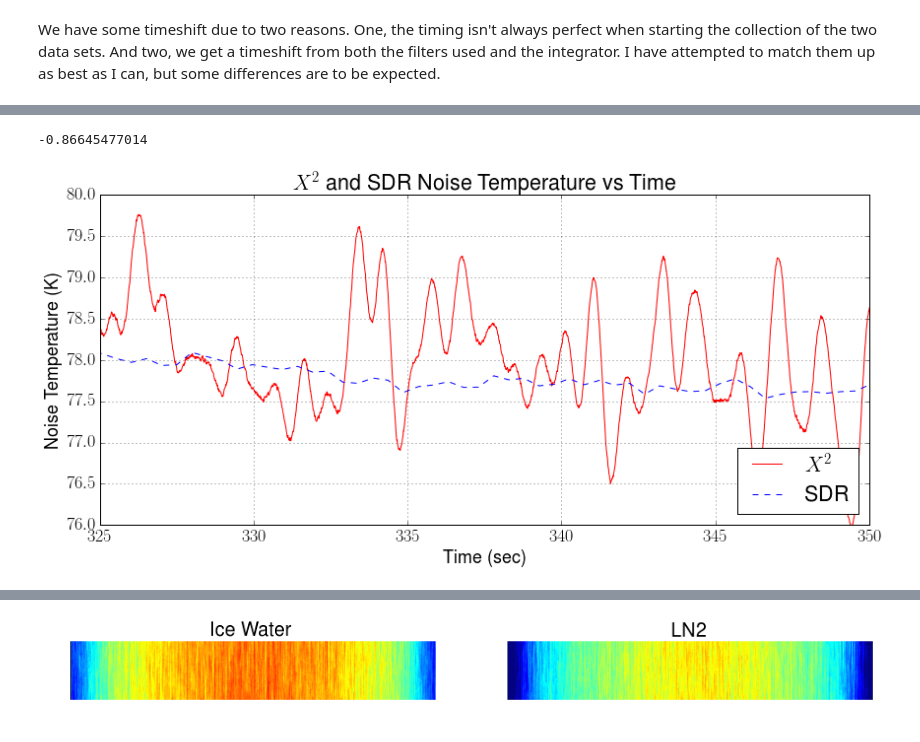
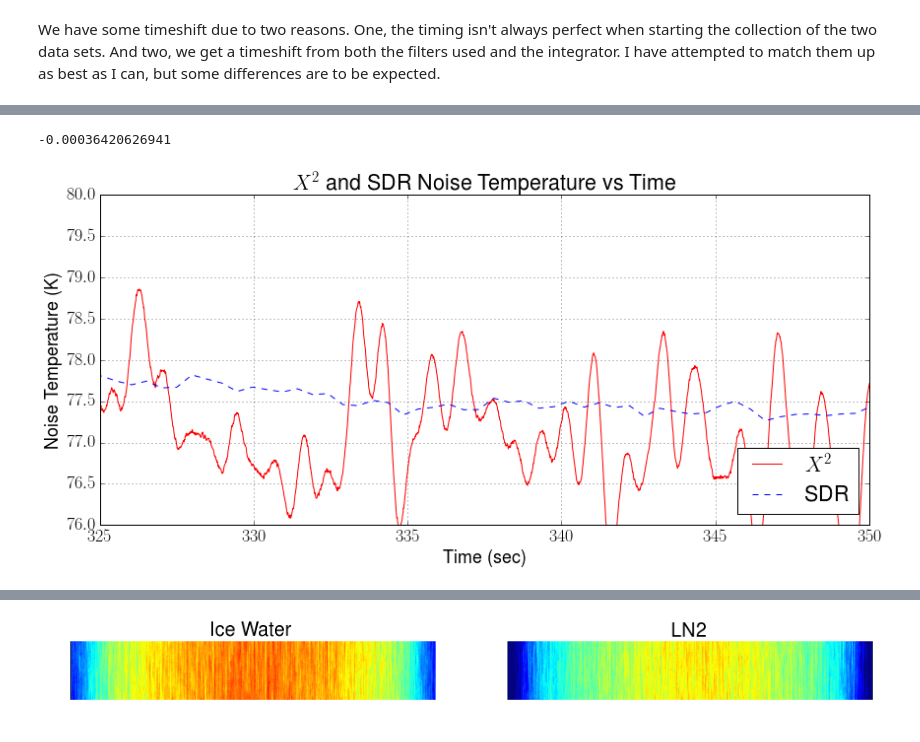
Before and after one commit to matgyver/Radiometer-SDR-Thesis, a Jupyter notebook: Experiments/Exp1/radiometer_experiment_1.ipynb, the cells around one changed output, grey strips where cells are left out. Cells and saved outputs as stored; diff of their text form; code cells hidden in the pictures.

```diff
--- a/Experiments/Exp1/radiometer_experiment_1.ipynb
+++ b/Experiments/Exp1/radiometer_experiment_1.ipynb
@@ -347,20 +373,20 @@ fig.savefig("x2_SDR_shift.png", dpi=300)
 # %%
 fig = plt.figure(figsize=(14,6), dpi=300)
 plot(w,x2_calib,'r',label='$X^2$')
 plot(timedata,sdrdata,'b--',label='SDR')
 xlabel('Time (sec)')
 ylabel('Noise Temperature (K)')
 title('$X^2$ and SDR Noise Temperature vs Time')
 axis([325, 350, 76, 80])
 grid(True)
 legend(loc='lower right')
-fig.savefig("x2_SDR_diff.pdf", dpi=300)
-fig.savefig("x2_SDR_diff.png", dpi=300)
-sdr_snip = sdrdata[720:920]
-x2_snip = x2_calib[40000:40200]
+fig.savefig("x2_SDR_diffLN2.pdf", dpi=300)
+fig.savefig("x2_SDR_diffLN2.png", dpi=300)
+sdr_snip = numpy.mean(sdrdata[610:910])
+x2_snip = numpy.mean(x2_calib[30000:45000])
 pwr_diff = sdr_snip - x2_snip
-diff_avg = numpy.mean(pwr_diff)
-print diff_avg
+#diff_avg = numpy.mean(pwr_diff)
+print pwr_diff
 # %% [output]
--0.86645477014
+-0.00036420626941
-[figure, old version]
+[figure, new version]
```
Also changed, not shown: parts of 11 cells of this notebook, 34 other files.
